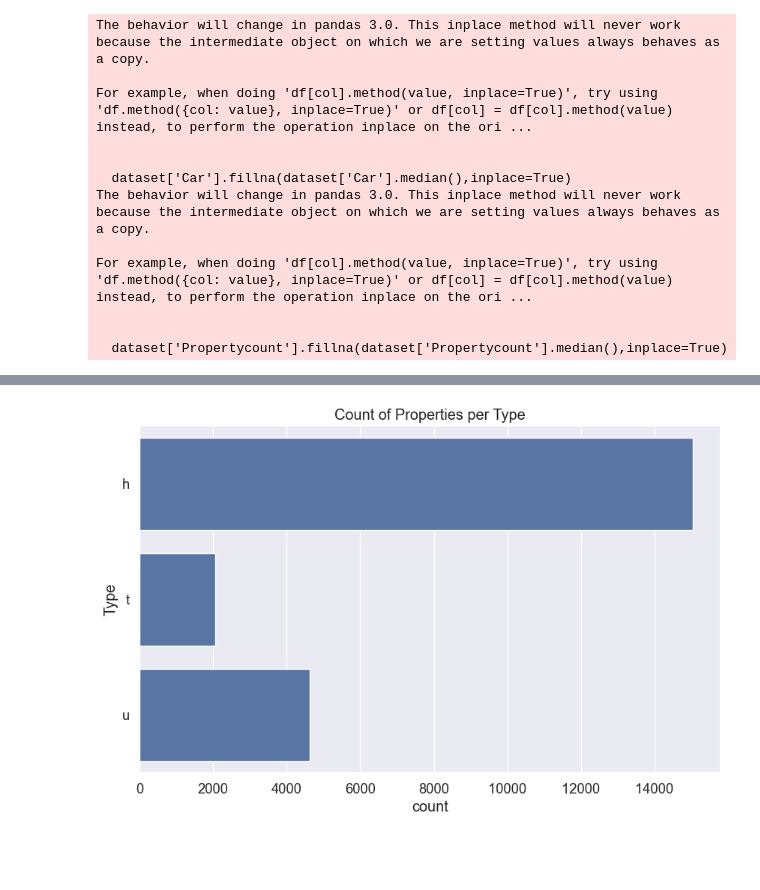
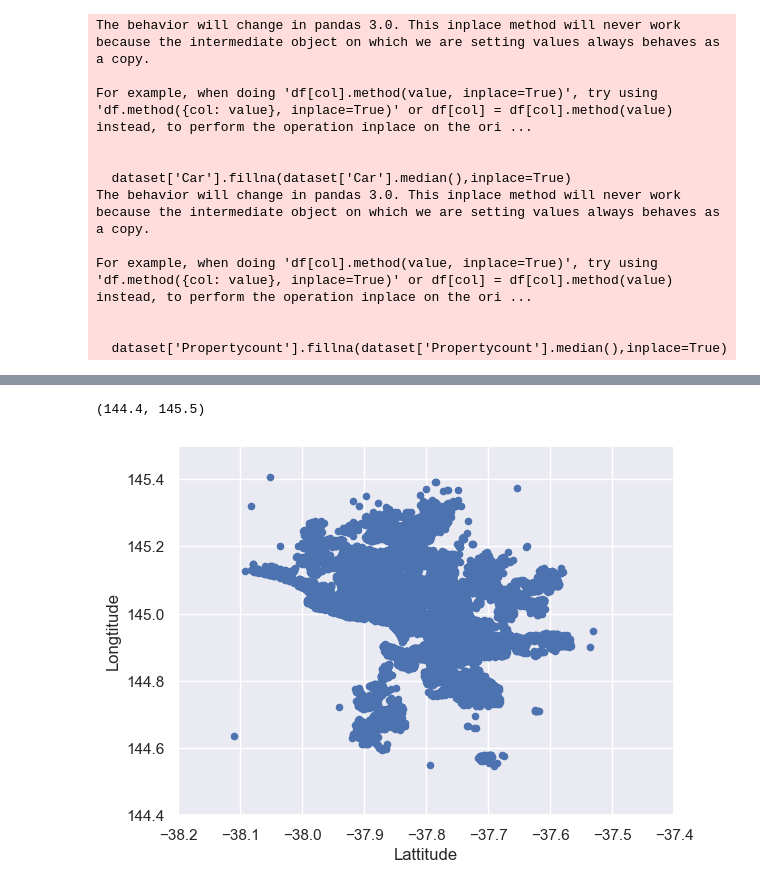
Before and after one commit to hailey-bae/ISYE7406_Project, a Jupyter notebook: melbournehousing_EDA.ipynb, the cells around one changed output, grey strips where cells are left out. Cells and saved outputs as stored; diff of their text form; code cells hidden in the pictures; blank space fills up the shorter version.

```diff
--- a/melbournehousing_EDA.ipynb
+++ b/melbournehousing_EDA.ipynb
@@ -455,12 +432,7 @@ sns.displot(dataset["log_price"],kde = False)
-# %%
-title = 'Count of properties per Type'
-#Type: br - bedroom(s); h - house,cottage,villa, semi,terrace; u - unit, duplex; t - townhouse;
-plt.figure(figsize=(10, 6))
-title = 'Count of Properties per Type'
-
-sns.countplot(y=dataset['Type'])
-plt.title(title)
-
-plt.show()
-# %% [output]
-[figure, removed]
+# %%
+dataset.plot(kind='scatter', x='Lattitude', y='Longtitude')
+plt.xlim(-38.2, -37.4)
+plt.ylim(144.4, 145.5)
+# %% [output]
+(144.4, 145.5)
+[figure, added]
```
Also changed, not shown: parts of 34 cells of this notebook.
